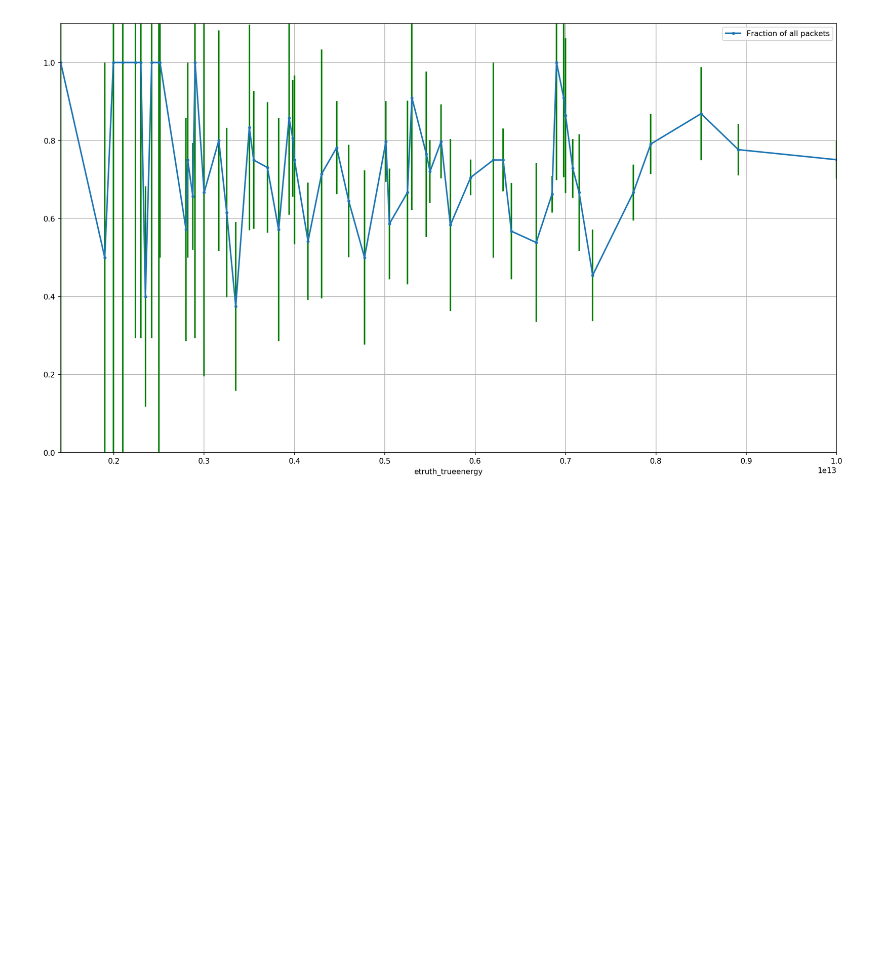
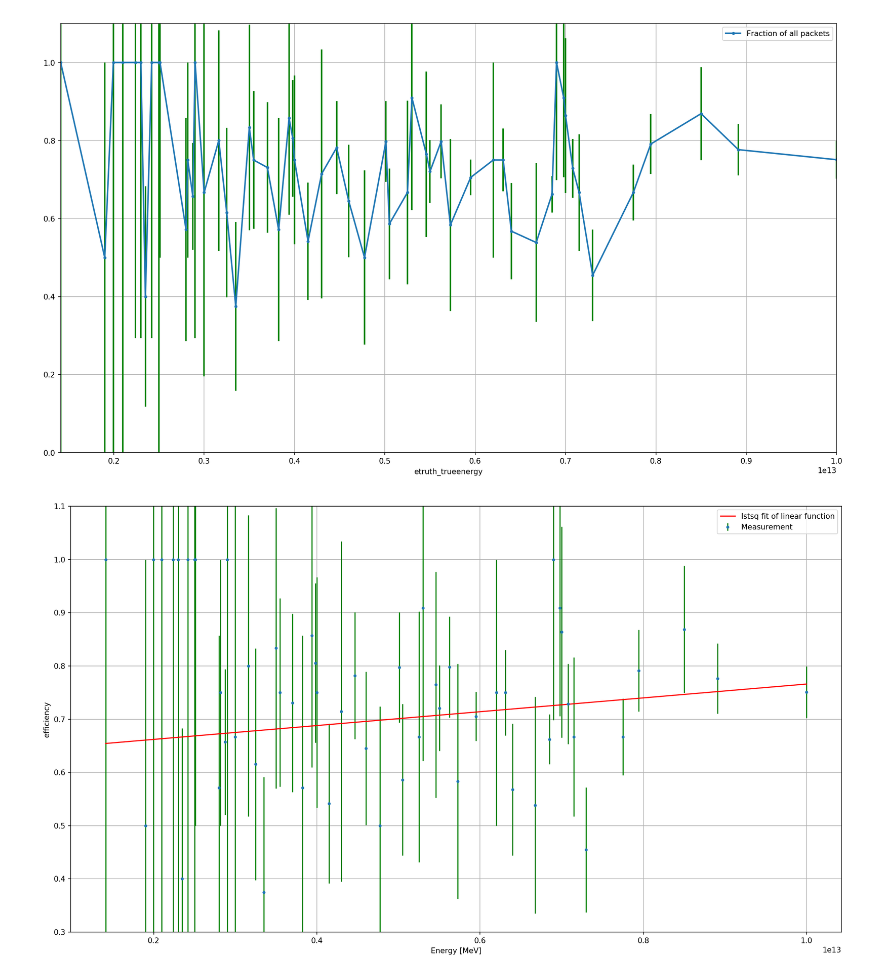
Before and after one commit to vrabelmichal/euso-patt-reco-notebooks, a Jupyter notebook: notebooks/Counts of recognized events ver2.5-Copy1.ipynb, the cells around one changed output. Drawn from its saved outputs; the diff is of its cells as text; code cells hidden in the pictures; blank space fills up the shorter version.

Commit message:
small missing columns message change in query functions, added notebooks, added queries

```diff
--- a/notebooks/Counts of recognized events ver2.5-Copy1.ipynb
+++ b/notebooks/Counts of recognized events ver2.5-Copy1.ipynb
@@ -209,6 +209,50 @@ plt.show()
 # plt.show()
 # %% [output]
 [figure]
+# %%
+x = t_cond_bgf05_simu_events_by_energy_merged_nona['etruth_trueenergy']
+y = t_cond_bgf05_simu_events_by_energy_merged_nona['count_fraction']
+#yerrs
+w = 1 - np.array(yerrs)
+
+z1 = np.polyfit(x,y, 1, w=w)
+p1 = np.poly1d(z1)
+
+z2 = np.polyfit(x,y, 2, w=w)
+p2 = np.poly1d(z2)
+
+z3 = np.polyfit(x,y, 3, w=w)
+p3 = np.poly1d(z3)
+
+z4 = np.polyfit(x,y, 4, w=w)
+p4 = np.poly1d(z4)
+
+z8 = np.polyfit(x,y, 8, w=w)
+p8 = np.poly1d(z8)
+
+#p1(x),p2(x),p3(x)
+# %%
+xv = np.linspace(np.min(x),np.max(x),100)
+
+fig, eax = plt.subplots(1)
+fig.set_size_inches(18.5, 10.5)
+eax.errorbar(x,y,yerr=yerrs,ecolor='g',fmt='.',label="Measurement")
+
+# eax.plot(xv, p1(xv),'-',color='pink',label='1st order poly')
+# eax.plot(xv, p2(xv),'-',color='purple',label='2nd order poly')
+# eax.plot(xv, p3(xv),'-',color='red',label='3rd order poly')
+# eax.plot(xv, p4(xv),'-',color='black',label='4th order poly')
+# eax.plot(xv, p8(xv),'-',color='yellow',label='8th order poly')
+
+eax.plot(xv, p1(xv),'-',color='red',label='lstsq fit of linear function')
+eax.set_ylim([0.3,1.1])
+eax.grid(True)
+eax.set_ylabel('efficiency')
+eax.set_xlabel('Energy [MeV]')
+eax.legend()
+plt.show()
+# %% [output]
+[figure, added]
 # %%
 # simu2npy_pathanme_glob = "/home/eusobg/EUSO-SPB/SPBDATA_processed/spb_simu/posz_18000000/namefiles18000000.0A6.19999972557e+12E.txt/simu.2017-07-22-04h32m23s/simu2npy/ev_12_*signals.npy"
 # simu2npy_pathanme = glob.glob(simu2npy_pathanme_glob)
```
Also changed, not shown: 2 other files.
